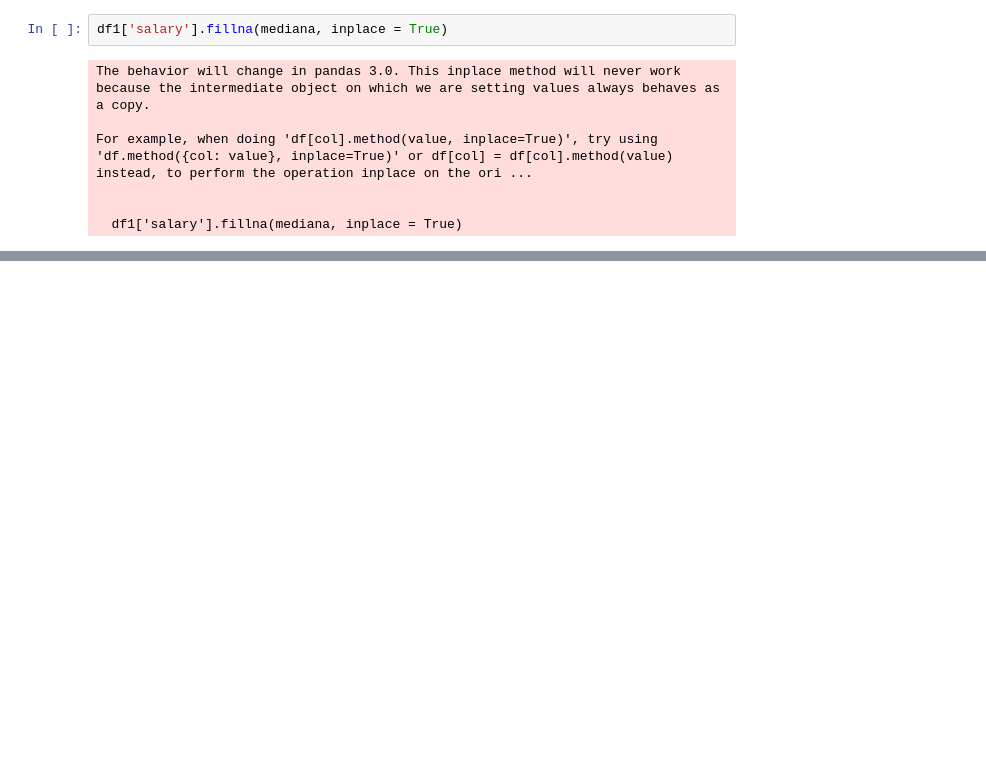
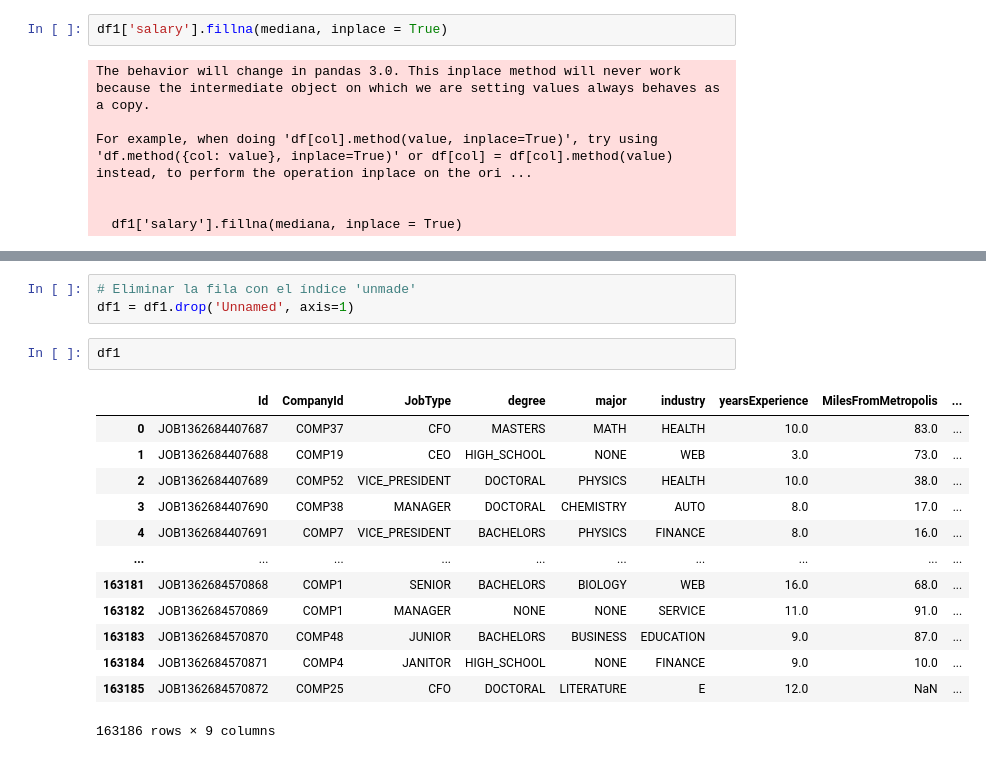
Before and after one commit to PerlaLunaD/analisis-salarial-por-industria, a Jupyter notebook: Análisis__Salarial__por__Industria.ipynb, the cells around one changed output, grey strips where cells are left out. Saved outputs shown, nothing was run; the diff lists cells and outputs as text; blank space fills up the shorter version.

```diff
--- a/Análisis__Salarial__por__Industria.ipynb
+++ b/Análisis__Salarial__por__Industria.ipynb
@@ -190,0 +192,19 @@ df1
+# %%
+# Eliminar la fila con el índice 'unmade'
+df1 = df1.drop('Unnamed', axis=1)
+# %%
+df1
+# %% [output]
+|  | Id | CompanyId | JobType | degree | major | industry | yearsExperience | MilesFromMetropolis | ... |
+| 0 | JOB1362684407687 | COMP37 | CFO | MASTERS | MATH | HEALTH | 10.0 | 83.0 | ... |
+| 1 | JOB1362684407688 | COMP19 | CEO | HIGH_SCHOOL | NONE | WEB | 3.0 | 73.0 | ... |
+| 2 | JOB1362684407689 | COMP52 | VICE_PRESIDENT | DOCTORAL | PHYSICS | HEALTH | 10.0 | 38.0 | ... |
+| 3 | JOB1362684407690 | COMP38 | MANAGER | DOCTORAL | CHEMISTRY | AUTO | 8.0 | 17.0 | ... |
+| 4 | JOB1362684407691 | COMP7 | VICE_PRESIDENT | BACHELORS | PHYSICS | FINANCE | 8.0 | 16.0 | ... |
+| ... | ... | ... | ... | ... | ... | ... | ... | ... | ... |
+| 163181 | JOB1362684570868 | COMP1 | SENIOR | BACHELORS | BIOLOGY | WEB | 16.0 | 68.0 | ... |
+| 163182 | JOB1362684570869 | COMP1 | MANAGER | NONE | NONE | SERVICE | 11.0 | 91.0 | ... |
+| 163183 | JOB1362684570870 | COMP48 | JUNIOR | BACHELORS | BUSINESS | EDUCATION | 9.0 | 87.0 | ... |
+| 163184 | JOB1362684570871 | COMP4 | JANITOR | HIGH_SCHOOL | NONE | FINANCE | 9.0 | 10.0 | ... |
+| 163185 | JOB1362684570872 | COMP25 | CFO | DOCTORAL | LITERATURE | E | 12.0 | NaN | ... |
+163186 rows × 9 columns
```
Also changed, not shown: parts of 10 cells of this notebook.
